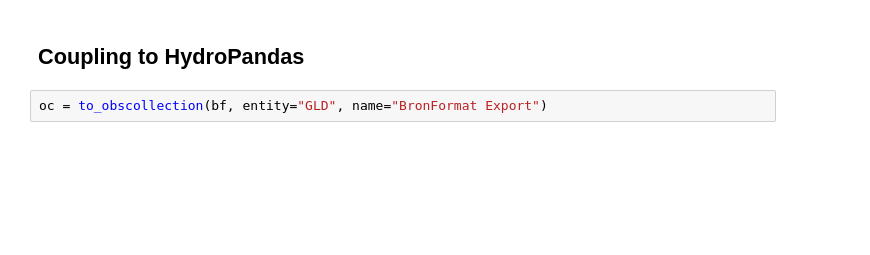
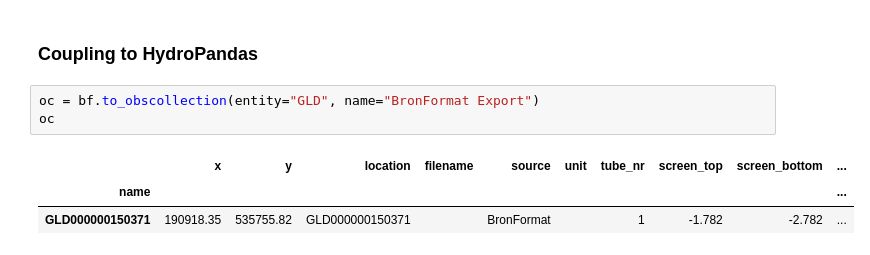
Before and after one commit to QC-Protocol/brofopy, a Jupyter notebook: docs/example.ipynb, the cells around one changed output. Cells and saved outputs as stored; diff of their text form; blank space fills up the shorter version.

```diff
--- a/docs/example.ipynb
+++ b/docs/example.ipynb
@@ -22,5 +83,10 @@ bf.GLD
 # %% [markdown]
-## Coupling to HydroPandas
+### Coupling to HydroPandas
 # %%
-oc = to_obscollection(bf, entity="GLD", name="BronFormat Export")
+oc = bf.to_obscollection(entity="GLD", name="BronFormat Export")
+oc
+# %% [output]
+|  | x | y | location | filename | source | unit | tube_nr | screen_top | screen_bottom | ... |
+| name |  |  |  |  |  |  |  |  |  | ... |
+| GLD000000150371 | 190918.35 | 535755.82 | GLD000000150371 |  | BronFormat |  | 1 | -1.782 | -2.782 | ... |
 # %%
```
Also changed, not shown: parts of 12 cells of this notebook, 5 other files.
